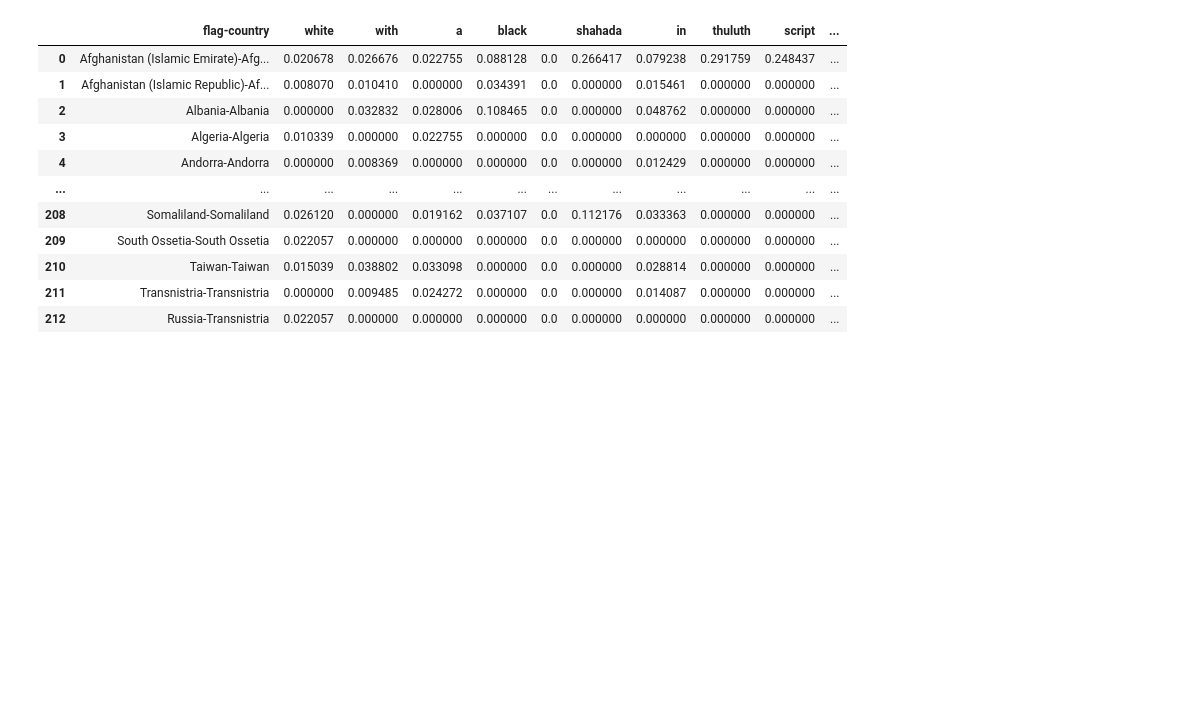
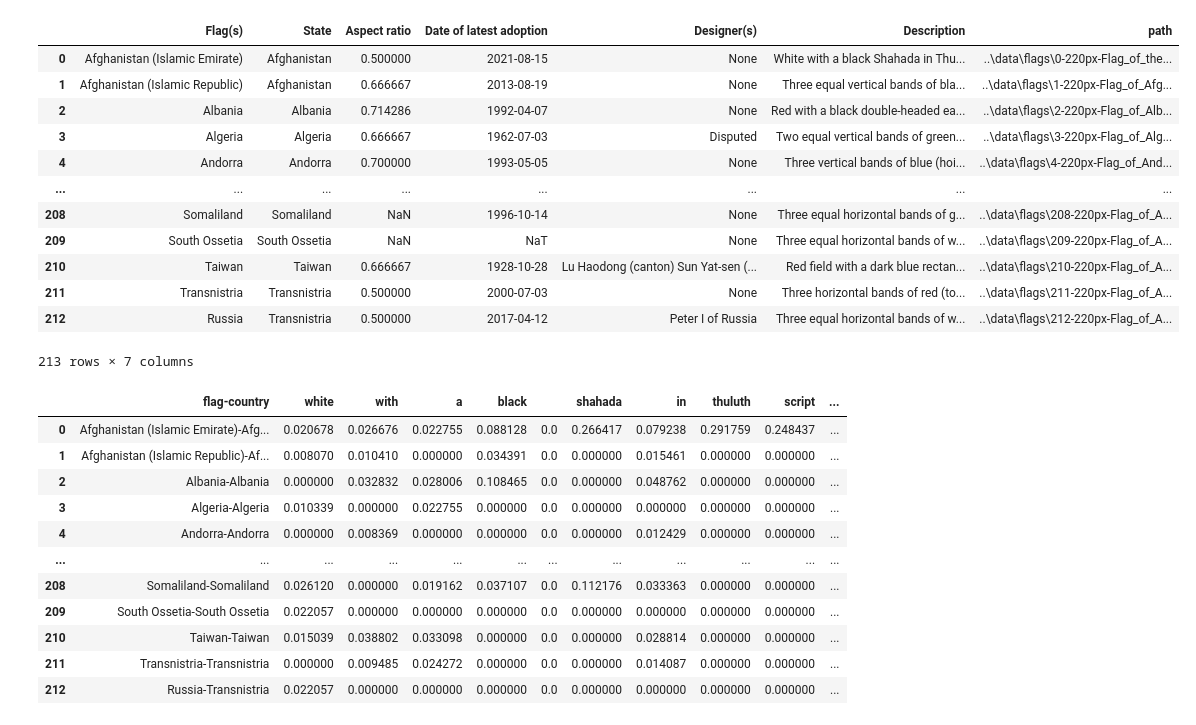
Before and after one commit to JEElsner/flag-analysis, a Jupyter notebook: flag-analysis/data_analysis.ipynb, the cells around one changed output. Cells and saved outputs as stored; diff of their text form; code cells hidden in the pictures; blank space fills up the shorter version.

```diff
--- a/flag-analysis/data_analysis.ipynb
+++ b/flag-analysis/data_analysis.ipynb
@@ -6,6 +6,22 @@ import matplotlib.pyplot as plt
 # %%
 flags = pd.read_feather('../data/all_flags.feather')
 tf_idf = pd.read_feather('../data/flag_description_tf_idf.feather')
+# %%
+flags
+# %% [output]
+|  | Flag(s) | State | Aspect ratio | Date of latest adoption | Designer(s) | Description | path |
+| 0 | Afghanistan (Islamic Emirate) | Afghanistan | 0.500000 | 2021-08-15 | None | White with a black Shahada in Thu... | ..\data\flags\0-220px-Flag_of_the... |
+| 1 | Afghanistan (Islamic Republic) | Afghanistan | 0.666667 | 2013-08-19 | None | Three equal vertical bands of bla... | ..\data\flags\1-220px-Flag_of_Afg... |
+| 2 | Albania | Albania | 0.714286 | 1992-04-07 | None | Red with a black double-headed ea... | ..\data\flags\2-220px-Flag_of_Alb... |
+| 3 | Algeria | Algeria | 0.666667 | 1962-07-03 | Disputed | Two equal vertical bands of green... | ..\data\flags\3-220px-Flag_of_Alg... |
+| 4 | Andorra | Andorra | 0.700000 | 1993-05-05 | None | Three vertical bands of blue (hoi... | ..\data\flags\4-220px-Flag_of_And... |
+| ... | ... | ... | ... | ... | ... | ... | ... |
+| 208 | Somaliland | Somaliland | NaN | 1996-10-14 | None | Three equal horizontal bands of g... | ..\data\flags\208-220px-Flag_of_A... |
+| 209 | South Ossetia | South Ossetia | NaN | NaT | None | Three equal horizontal bands of w... | ..\data\flags\209-220px-Flag_of_A... |
+| 210 | Taiwan | Taiwan | 0.666667 | 1928-10-28 | Lu Haodong (canton) Sun Yat-sen (... | Red field with a dark blue rectan... | ..\data\flags\210-220px-Flag_of_A... |
+| 211 | Transnistria | Transnistria | 0.500000 | 2000-07-03 | None | Three horizontal bands of red (to... | ..\data\flags\211-220px-Flag_of_A... |
+| 212 | Russia | Transnistria | 0.500000 | 2017-04-12 | Peter I of Russia | Three equal horizontal bands of w... | ..\data\flags\212-220px-Flag_of_A... |
+213 rows × 7 columns
 # %%
 data = pd.DataFrame({'flag-country': flags.apply(lambda r: f'{r['Flag(s)']}-{r['State']}', axis=1)}).join(tf_idf)
 data
```
Also changed, not shown: parts of 11 cells of this notebook, 2 other files.
